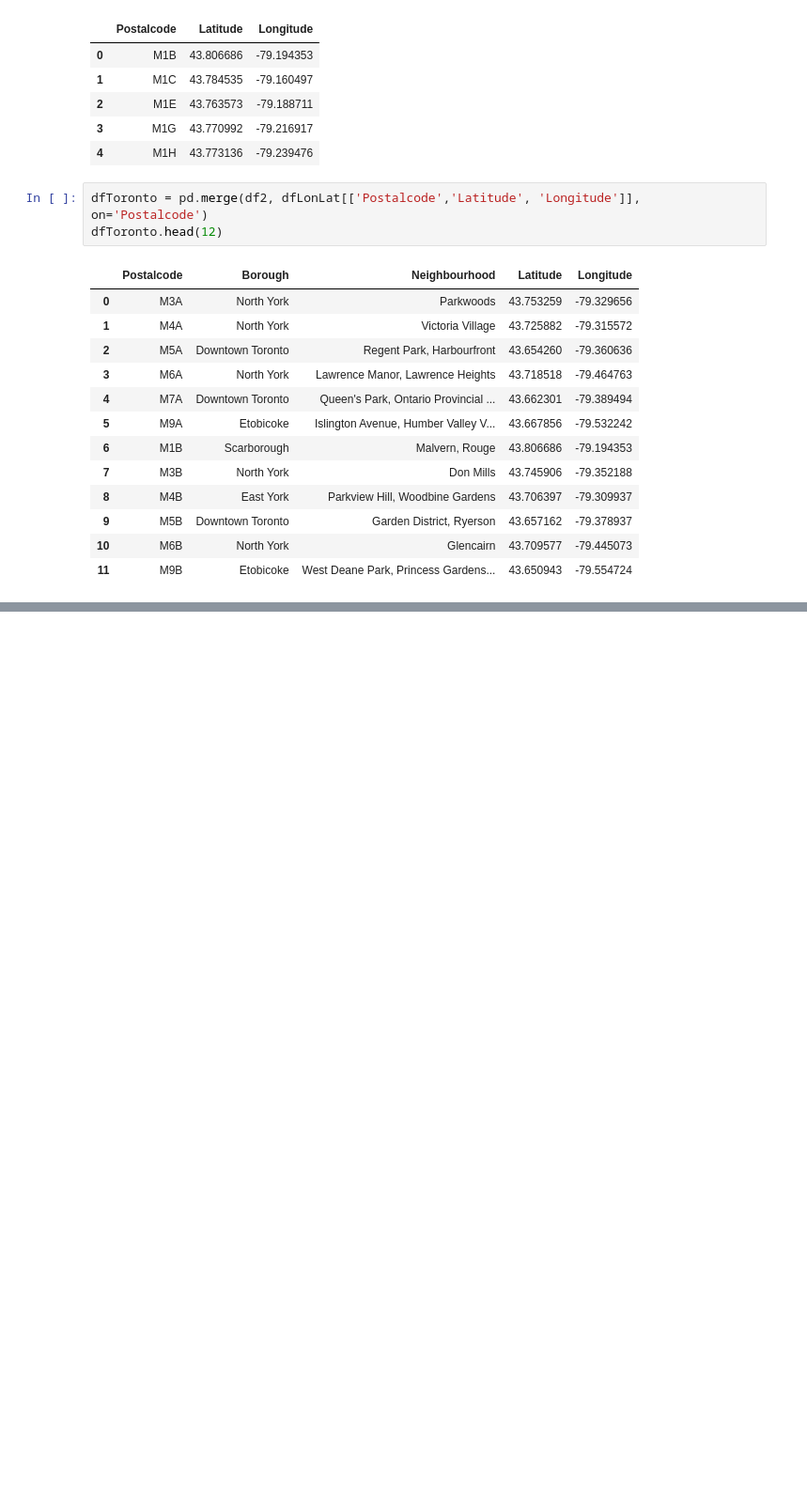
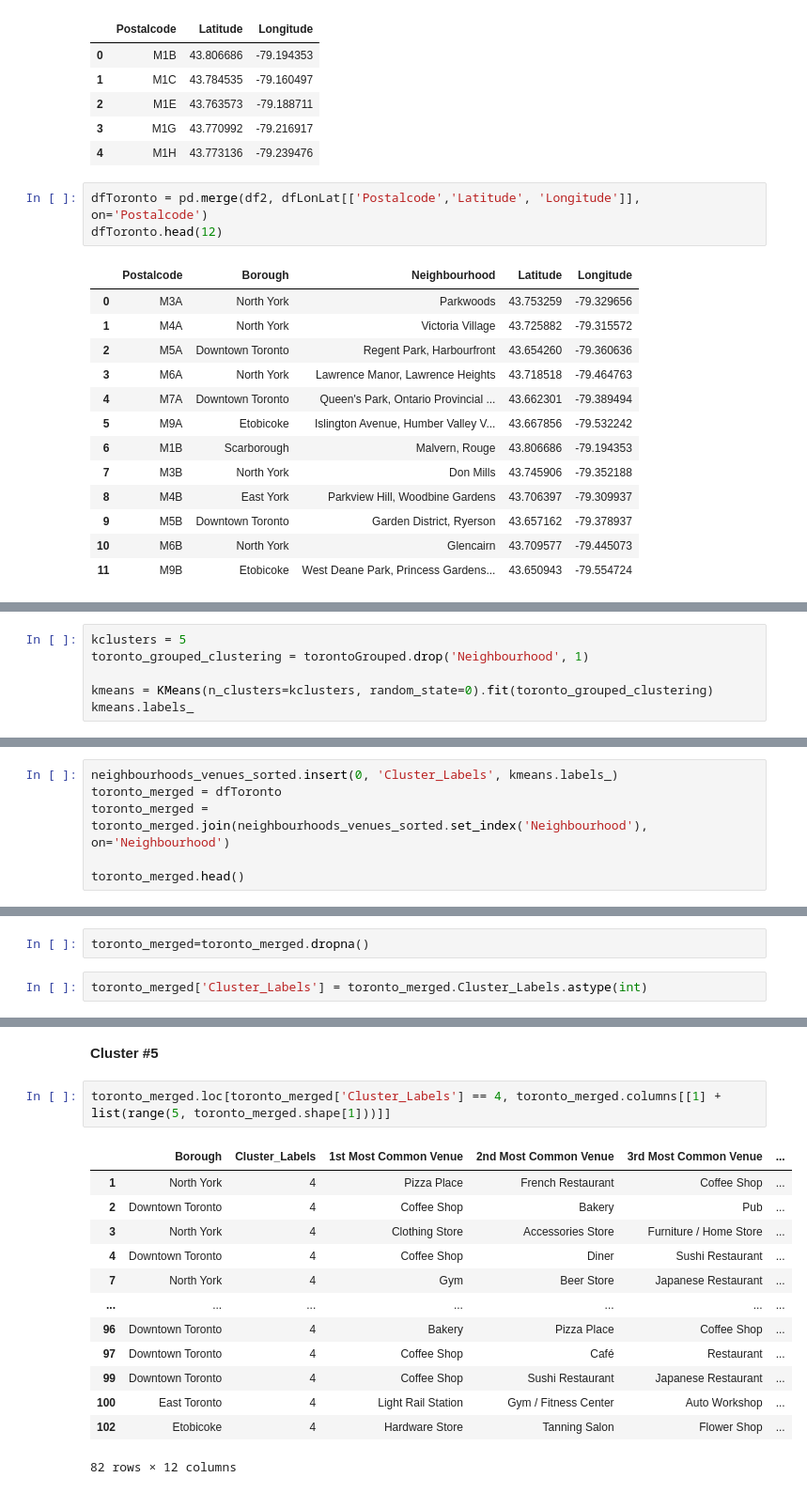
Before and after one commit to ishaansathaye/Coursera_Capstone, a Jupyter notebook: Segmenting and Clustering Neighborhoods in Toronto.ipynb, the cells around one changed output, grey strips where cells are left out. Shown: that part at 94% size. Drawn from its saved outputs; the diff is of its cells as text; blank space fills up the shorter version.

```diff
--- a/Segmenting and Clustering Neighborhoods in Toronto.ipynb
+++ b/Segmenting and Clustering Neighborhoods in Toronto.ipynb
@@ -240,0 +457,6 @@ dfToronto.head(12)
+# %%
+kclusters = 5
+toronto_grouped_clustering = torontoGrouped.drop('Neighbourhood', 1)
+
+kmeans = KMeans(n_clusters=kclusters, random_state=0).fit(toronto_grouped_clustering)
+kmeans.labels_
@@ -240,0 +469,6 @@ dfToronto.head(12)
+# %%
+neighbourhoods_venues_sorted.insert(0, 'Cluster_Labels', kmeans.labels_)
+toronto_merged = dfToronto
+toronto_merged = toronto_merged.join(neighbourhoods_venues_sorted.set_index('Neighbourhood'), on='Neighbourhood')
+
+toronto_merged.head()
@@ -240,0 +482,4 @@ dfToronto.head(12)
+# %%
+toronto_merged=toronto_merged.dropna()
+# %%
+toronto_merged['Cluster_Labels'] = toronto_merged.Cluster_Labels.astype(int)
@@ -240,0 +545,18 @@ dfToronto.head(12)
+# %% [markdown]
+__Cluster #5__
+# %%
+toronto_merged.loc[toronto_merged['Cluster_Labels'] == 4, toronto_merged.columns[[1] + list(range(5, toronto_merged.shape[1]))]]
+# %% [output]
+|  | Borough | Cluster_Labels | 1st Most Common Venue | 2nd Most Common Venue | 3rd Most Common Venue | ... |
+| 1 | North York | 4 | Pizza Place | French Restaurant | Coffee Shop | ... |
+| 2 | Downtown Toronto | 4 | Coffee Shop | Bakery | Pub | ... |
+| 3 | North York | 4 | Clothing Store | Accessories Store | Furniture / Home Store | ... |
+| 4 | Downtown Toronto | 4 | Coffee Shop | Diner | Sushi Restaurant | ... |
+| 7 | North York | 4 | Gym | Beer Store | Japanese Restaurant | ... |
+| ... | ... | ... | ... | ... | ... | ... |
+| 96 | Downtown Toronto | 4 | Bakery | Pizza Place | Coffee Shop | ... |
+| 97 | Downtown Toronto | 4 | Coffee Shop | Café | Restaurant | ... |
+| 99 | Downtown Toronto | 4 | Coffee Shop | Sushi Restaurant | Japanese Restaurant | ... |
+| 100 | East Toronto | 4 | Light Rail Station | Gym / Fitness Center | Auto Workshop | ... |
+| 102 | Etobicoke | 4 | Hardware Store | Tanning Salon | Flower Shop | ... |
+82 rows × 12 columns
```
Also changed, not shown: parts of 34 cells of this notebook.
